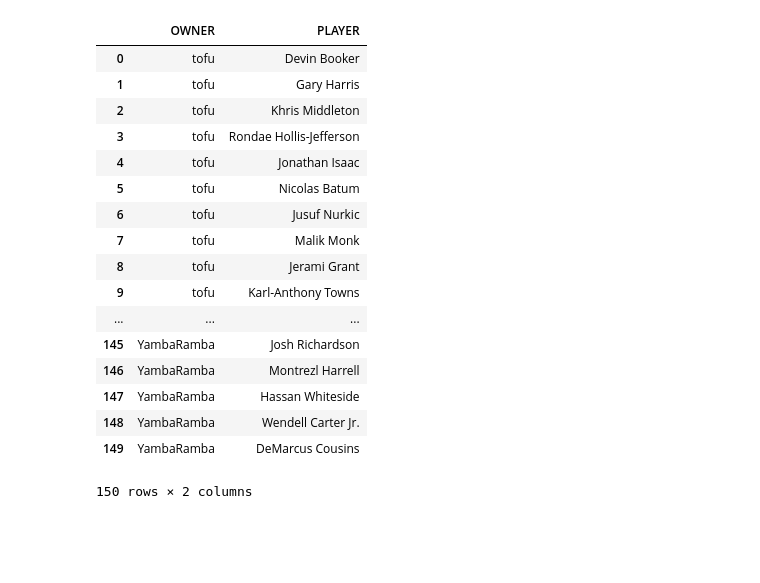
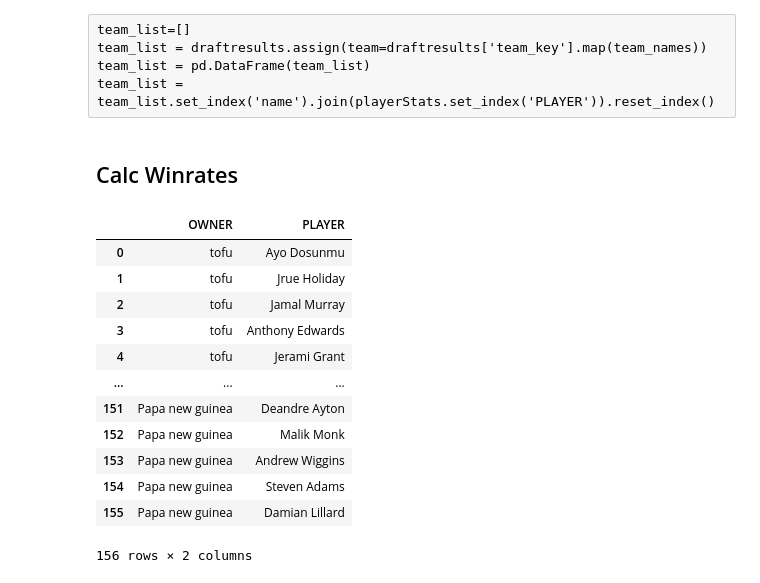
Before and after one commit to misosoph/YahooLeagueModel, a Jupyter notebook: NBALeagueModel.ipynb, the cells around one changed output. Saved outputs shown, nothing was run; the diff lists cells and outputs as text; code cells hidden in the pictures; blank space fills up the shorter version.

```diff
--- a/NBALeagueModel.ipynb
+++ b/NBALeagueModel.ipynb
@@ -52,19 +51,19 @@ json.loads(oauth.session.get('games;seasons=2017', params={'format': 'json'}).co
 #%%
 #response = json.loads(yfs.get_leagues_teams(['353.l.38761']).content)
 #league_string = '380.l.171315' #2019 pragma
-league_string = '385.l.16359'
+#league_string = '385.l.16359'
+# league_string2021 = '402.l.34827'
+# league_string2022 = '410.l.46607'
+league_string = '418.l.85697'
 #league_string = '385.l.2346597' # mock
 #league_string = '375.l.28302' #2018
 
 
-
-2346597
 #league_string = '380.l.1528762' #2019 paid league
 #league_string = '380.l.9544123' #test draft
 #league_string = '380.l.171315' #2019 pragma
 #league_string = '371.l.72059'#
 #league_string = '359.l.698246'
-ffl_dir = 'D:/workspace/yahoo-ffl'
 # %%
 #%%
 response = json.loads(oauth.session.get('league/'+league_string+'/teams', params={'format':'json'}).content)
@@ -74,12 +73,14 @@ teamkeys = [x['team'][0][0]['team_key'] for k,x in response['fantasy_content']['
 #%%
 
 playersByKey = {}
-for start in range(1,2000,25):
+playerStatsByKey = {}
+for start in range(0,2000,25):
     response = json.loads(oauth.session.get('leagues;league_keys='+league_string+'/players;start='+str(start)+"/stats", params={'format':'json'}).content)
     players = response['fantasy_content']['leagues']['0']['league'][1]['players']
     if(not players):
         break
     playersByKey.update({x['player'][0][0]['player_key']:{next(iter(d.keys())):next(iter(d.values())) for d in x['player'][0] if isinstance(d, dict)} for k,x in players.items() if k not in ['count']})
+    playerStatsByKey.update({x['player'][0][0]['player_key']:x['player'][1]['player_stats']['stats'] for k,x in players.items() if k not in ['count']})
 # %%
 #%%
 playerFrame = pd.DataFrame.from_dict(playersByKey, orient='index')
@@ -189,5 +211,9 @@ if draftresults:
     draftresults = pd.DataFrame([x['draft_result'] for k,x in draftresults.items() if k not in ['count'] and 'player_key' in x['draft_result']])
     draftresults = draftresults.assign(name=playerFrame.loc[draftresults.player_key].name.reset_index(drop=True))
     draftresults = draftresults.assign(pos=playerFrame.loc[draftresults.player_key].display_position.reset_index(drop=True))
+else:
+    draftresults = pd.DataFrame().assign(team_key=team_names.keys())
+    draftresults = draftresults.assign(name=team_names.values())
+    draftresults['PLAYER'] = ""
 draft_counts = draftresults.groupby(['team_key','pos']).agg('size').rename('count').reset_index().assign(pos_limit = lambda x:x.pos.map(roster_positions.set_index('position')['count'])).assign(pos_filled = lambda x:x[['count', 'pos_limit']].min(axis=1))
 # %% [output]
@@ -198,9 +224,5 @@ remaining_players = stats_norm if len(draftresults)==0 else stats_norm[~stats_no
 # %%
 remaining_playerStats = playerStats if len(draftresults)==0 else playerStats[~playerStats.PLAYER.isin(list(draftresults.name))]
 # %%
-#%%
-response = json.loads(yfs.get_teams_roster(teamkeys).content)
-teams = {team['team'][0][2]['name']:[player['player'][0][2]['name']['full']
-              for p,player in team['team'][1]['roster']['0']['players'].items() if p not in ['count']]
-              for t,team in response['fantasy_content']['teams'].items() if t not in ['count']}
+teams = {team['team'][0][2]['name']:draftresults[draftresults.team_key==team['team'][0][0]['team_key']].name.to_list() for t,team in response['fantasy_content']['teams'].items() if t not in ['count']}
 # %% [output]
@@ -215,25 +261,27 @@ team_list = team_list.set_index('name').join(playerStats.set_index('PLAYER')).re
+# %% [raw]
+team_list=[]
+team_list = draftresults.assign(team=draftresults['team_key'].map(team_names))
+team_list = pd.DataFrame(team_list)
+team_list = team_list.set_index('name').join(playerStats.set_index('PLAYER')).reset_index()
+# %% [markdown]
+## Calc Winrates
 # %%
-team_list = []
+team_list=[]
 for owner, players in teams.items():
-    team_list.extend([{'OWNER':owner,'PLAYER':player} for player in players])
+    team_list.extend([{'OWNER':owner,'PLAYER':player} for player in players if not player in playerFrame[playerFrame.status=='INJ'].name.to_list()])
 team_list = pd.DataFrame(team_list)
 team_list
 # %% [output]
 |  | OWNER | PLAYER |
-| 0 | tofu | Devin Booker |
-| 1 | tofu | Gary Harris |
-| 2 | tofu | Khris Middleton |
-| 3 | tofu | Rondae Hollis-Jefferson |
-| 4 | tofu | Jonathan Isaac |
-| 5 | tofu | Nicolas Batum |
-| 6 | tofu | Jusuf Nurkic |
-| 7 | tofu | Malik Monk |
-| 8 | tofu | Jerami Grant |
-| 9 | tofu | Karl-Anthony Towns |
+| 0 | tofu | Ayo Dosunmu |
+| 1 | tofu | Jrue Holiday |
+| 2 | tofu | Jamal Murray |
+| 3 | tofu | Anthony Edwards |
+| 4 | tofu | Jerami Grant |
 | ... | ... | ... |
-| 145 | YambaRamba | Josh Richardson |
-| 146 | YambaRamba | Montrezl Harrell |
-| 147 | YambaRamba | Hassan Whiteside |
-| 148 | YambaRamba | Wendell Carter Jr. |
-| 149 | YambaRamba | DeMarcus Cousins |
+| 151 | Papa new guinea | Deandre Ayton |
+| 152 | Papa new guinea | Malik Monk |
+| 153 | Papa new guinea | Andrew Wiggins |
+| 154 | Papa new guinea | Steven Adams |
+| 155 | Papa new guinea | Damian Lillard |
-150 rows × 2 columns
+156 rows × 2 columns
```
Also changed, not shown: parts of 49 cells of this notebook.
